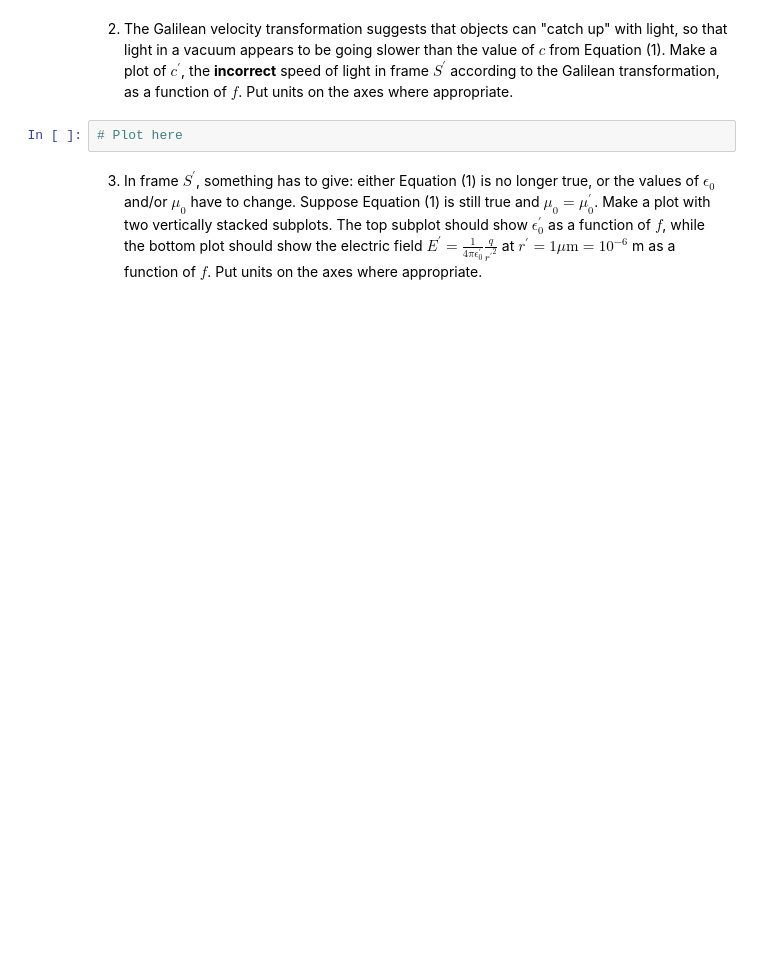
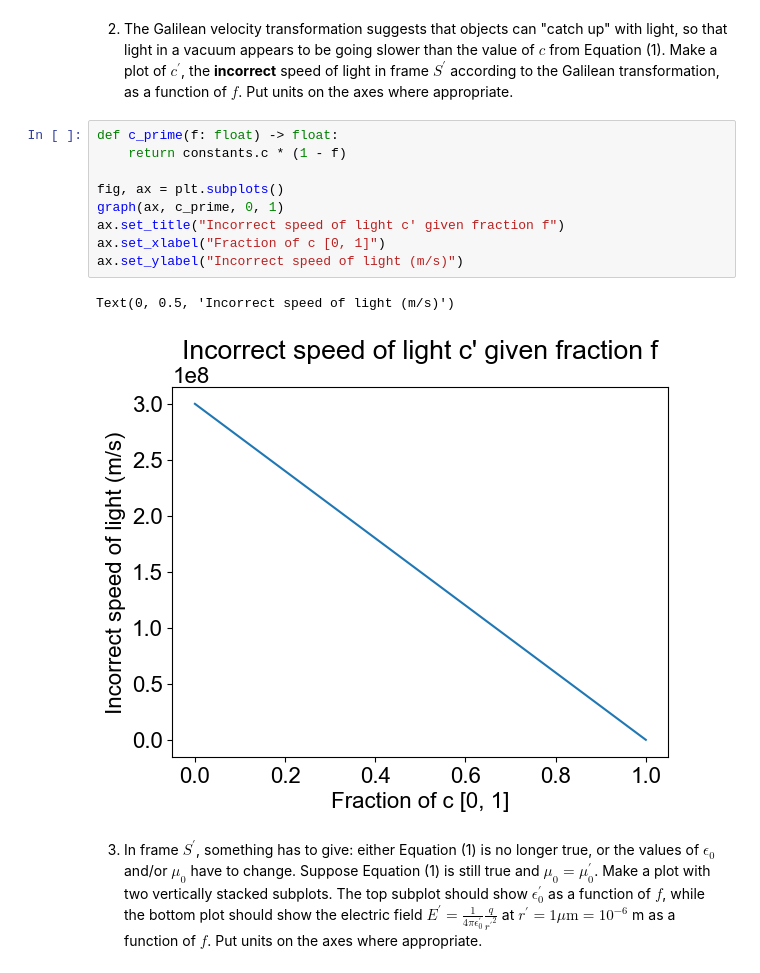
Before and after one commit to frankm24/PHYS309HW, a Jupyter notebook: assignment1_2026.ipynb, the cells around one changed output. Cells and saved outputs as stored; diff of their text form; blank space fills up the shorter version.

```diff
--- a/assignment1_2026.ipynb
+++ b/assignment1_2026.ipynb
@@ -64,7 +86,17 @@ To understand Einstein's motivation for developing the special theory of relativ
     <li>The Galilean velocity transformation suggests that objects can "catch up" with light, so that light in a vacuum appears to be going slower than the value of $c$ from Equation (1). Make a plot of $c^{\prime}$, the <strong>incorrect</strong> speed of light in frame $S^{\prime}$ according to the Galilean transformation, as a function of $f$. Put units on the axes where appropriate.</li>
 </ol>
 # %%
-# Plot here
+def c_prime(f: float) -> float:
+    return constants.c * (1 - f)
+
+fig, ax = plt.subplots()
+graph(ax, c_prime, 0, 1)
+ax.set_title("Incorrect speed of light c' given fraction f")
+ax.set_xlabel("Fraction of c [0, 1]")
+ax.set_ylabel("Incorrect speed of light (m/s)")
+# %% [output]
+Text(0, 0.5, 'Incorrect speed of light (m/s)')
+[figure, added]
 # %% [markdown]
 <ol start=3>
     <li>In frame $S^{\prime}$, something has to give: either Equation (1) is no longer true, or the values of $\epsilon_0$ and/or $\mu_0$ have to change. Suppose Equation (1) is still true and $\mu_0 = \mu_0^{\prime}$. Make a plot with two vertically stacked subplots. The top subplot should show $\epsilon_0^{\prime}$ as a function of $f$, while the bottom plot should show the electric field $E^{\prime} = \frac{1}{4 \pi \epsilon_0^{\prime}} \frac{q}{{r^{\prime}}^2}$ at $r^{\prime} = 1 \mu \mathrm{m} = 10^{-6}$ m as a function of $f$. Put units on the axes where appropriate.</li>
```
Also changed, not shown: parts of 8 cells of this notebook, 1 other file.
